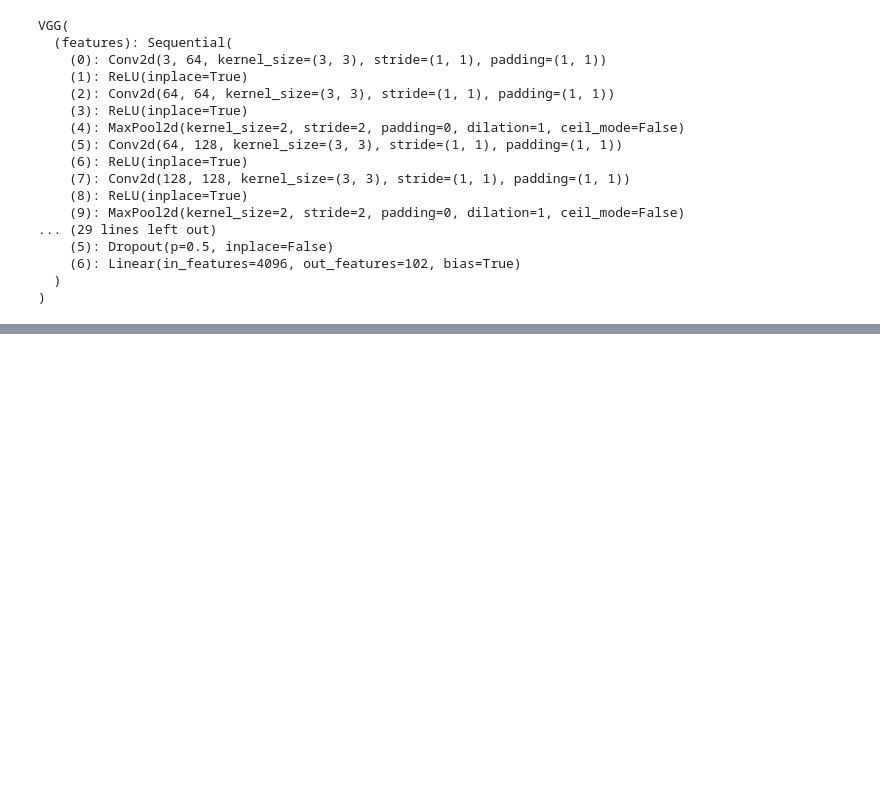
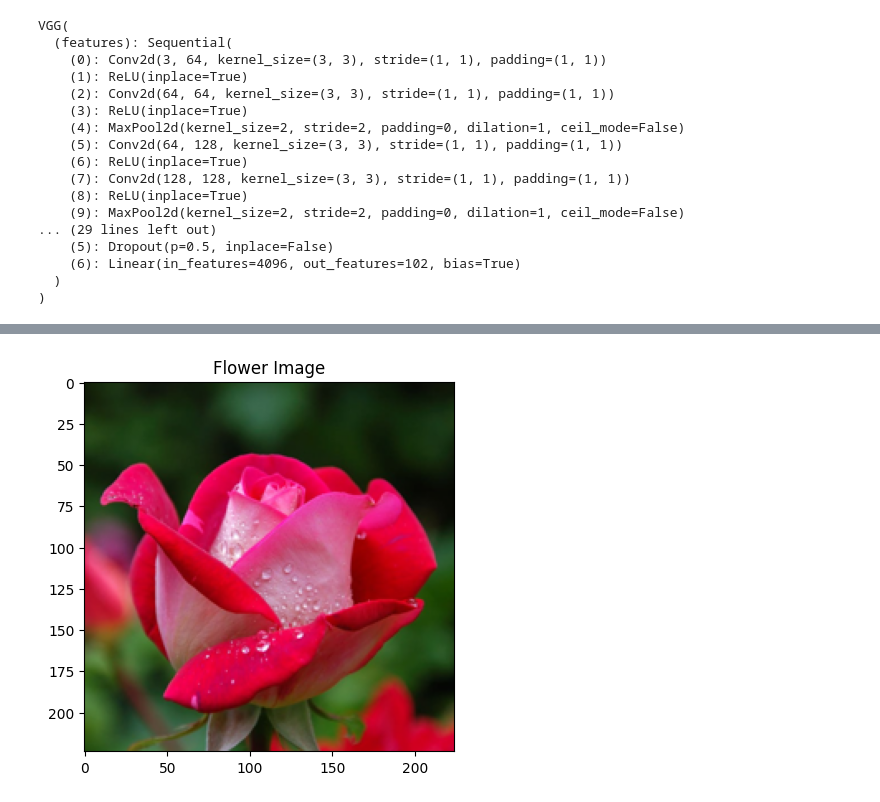
Before and after one commit to Nsimaar99/Nsima-Project, a Jupyter notebook: Copy_of_AIPND_image_classifier_project.ipynb, the cells around one changed output, grey strips where cells are left out. Cells and saved outputs as stored; diff of their text form; code cells hidden in the pictures; blank space fills up the shorter version.

```diff
--- a/Copy_of_AIPND_image_classifier_project.ipynb
+++ b/Copy_of_AIPND_image_classifier_project.ipynb
@@ -314,0 +420,14 @@ Unique labels: tensor([  5,  11,  14,  21,  22,  25,  26,  27,  32,  34,  35,  3
+# %%
+import requests
+
+# Download the image of a flower (replace with a valid flower image URL)
+url = 'https://images.pexels.com/photos/56866/garden-rose-red-pink-56866.jpeg?auto=compress&cs=tinysrgb&w=1260&h=750&dpr=1'  # Replace with an actual flower image URL
+response = requests.get(url, stream=True)  # Added stream=True to handle large files efficiently
+response.raise_for_status()  # Raise an exception if the request was unsuccessful
+
+# Save the downloaded image as 'downloaded_image.jpg'
+with open('downloaded_image.jpg', 'wb') as f:
+    for chunk in response.iter_content(chunk_size=8192):
+        f.write(chunk)
+
+print("Flower image downloaded successfully!")
@@ -314,0 +436,65 @@ Unique labels: tensor([  5,  11,  14,  21,  22,  25,  26,  27,  32,  34,  35,  3
+# %%
+# Download the image of a flower
+url = 'https://images.pexels.com/photos/56866/garden-rose-red-pink-56866.jpeg?auto=compress&cs=tinysrgb&w=1260&h=750&dpr=1'  # Flower image URL
+response = requests.get(url, stream=True)
+response.raise_for_status()
+
+# Save the downloaded image as 'downloaded_image.jpg'
+with open('downloaded_image.jpg', 'wb') as f:
+    for chunk in response.iter_content(chunk_size=8192):
+        f.write(chunk)
+
+print("Flower image downloaded successfully!")
+
+# Process the image
+def process_image(image_path):
+    pil_image = Image.open(image_path).convert('RGB')  # Ensure image is in RGB mode
+
+    # Resize the image
+    aspect_ratio = pil_image.width / pil_image.height
+    if pil_image.width < pil_image.height:
+        new_size = (256, int(256 / aspect_ratio))
+    else:
+        new_size = (int(256 * aspect_ratio), 256)
+    pil_image = pil_image.resize(new_size)
+
+    # Center crop to 224x224
+    left = (pil_image.width - 224) / 2
+    top = (pil_image.height - 224) / 2
+    right = left + 224
+    bottom = top + 224
+    pil_image = pil_image.crop((left, top, right, bottom))
+
+    # Convert to NumPy array and normalize
+    np_image = np.array(pil_image) / 255.0
+    mean = np.array([0.485, 0.456, 0.406])
+    std = np.array([0.229, 0.224, 0.225])
+    np_image = (np_image - mean) / std
+    np_image = np_image.transpose((2, 0, 1))
+
+    return torch.tensor(np_image)
+
+# Display the processed image
+def imshow(image, ax=None, title=None):
+    if ax is None:
+        fig, ax = plt.subplots()
+
+    # PyTorch tensors assume the color channel is the first dimension
+    image = image.numpy().transpose((1, 2, 0))
+
+    # Undo normalization
+    mean = np.array([0.485, 0.456, 0.406])
+    std = np.array([0.229, 0.224, 0.225])
+    image = std * image + mean
+    image = np.clip(image, 0, 1)
+
+    ax.imshow(image)
+    if title:
+        ax.set_title(title)
+    plt.show()
+
+# Process and display the image of the flower
+image_path = 'downloaded_image.jpg'  # Change to .jpg to match the downloaded file format
+processed_image = process_image(image_path)
+imshow(processed_image, title="Flower Image")
+# %% [output]
@@ -314,0 +502 @@ Unique labels: tensor([  5,  11,  14,  21,  22,  25,  26,  27,  32,  34,  35,  3
+[figure, added]
```
Also changed, not shown: parts of 10 cells of this notebook.
